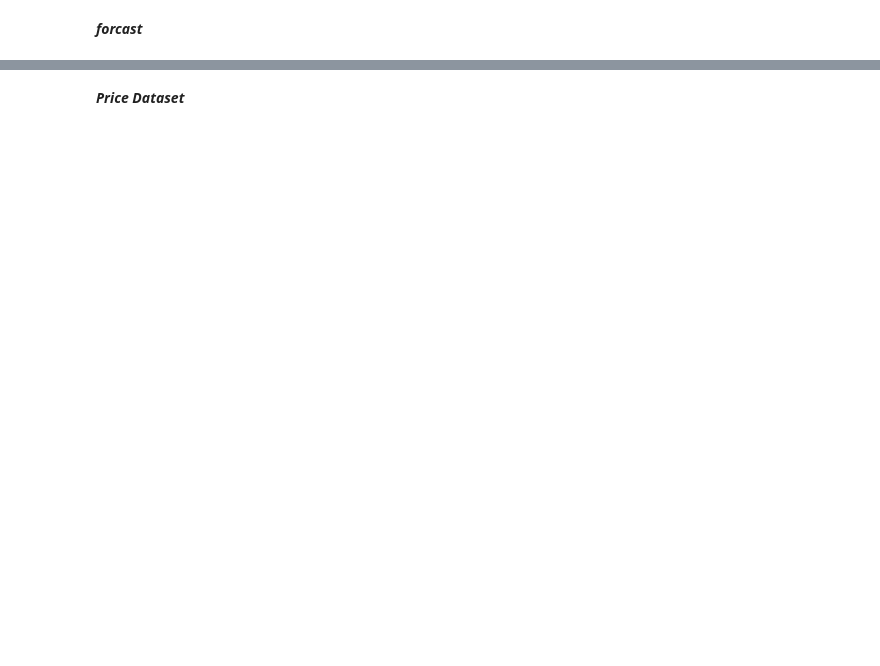
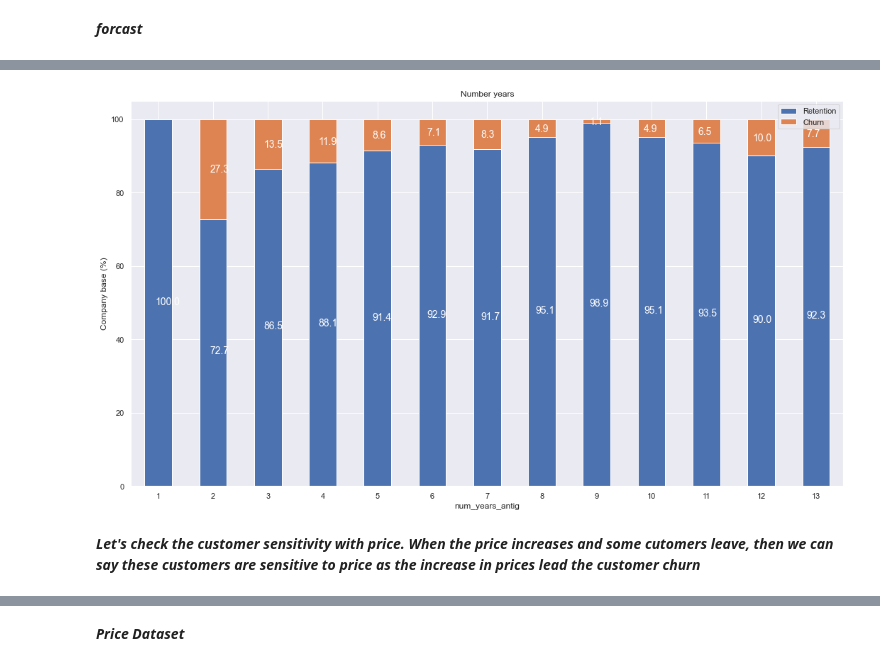
Before and after one commit to yash013/sme_customer_churn_problem, a Jupyter notebook: eda.ipynb, the cells around one changed output, grey strips where cells are left out. Saved outputs shown, nothing was run; the diff lists cells and outputs as text; code cells hidden in the pictures; blank space fills up the shorter version.

Commit message:
customer senstivity on price

```diff
--- a/eda.ipynb
+++ b/eda.ipynb
@@ -347,0 +351,4 @@ years_antig_percentage
+# %%
+plot_stacked_bars(years_antig_percentage, "Number years")
+# %% [output]
+[figure, added]
@@ -347,0 +362,2 @@ years_antig_percentage
+# %% [markdown]
+***Let's check the customer sensitivity with price. When the price increases and some cutomers leave, then we can say these customers are sensitive to price as the increase in prices lead the customer churn***
```
Also changed, not shown: parts of 41 cells of this notebook.
